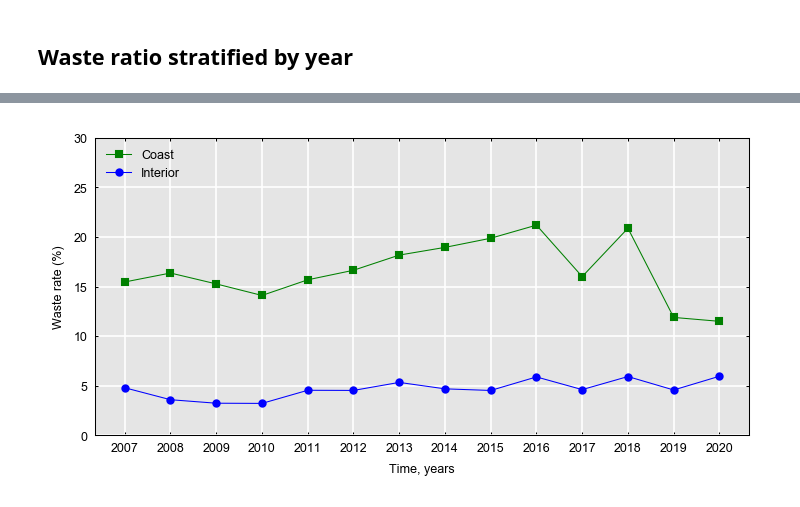
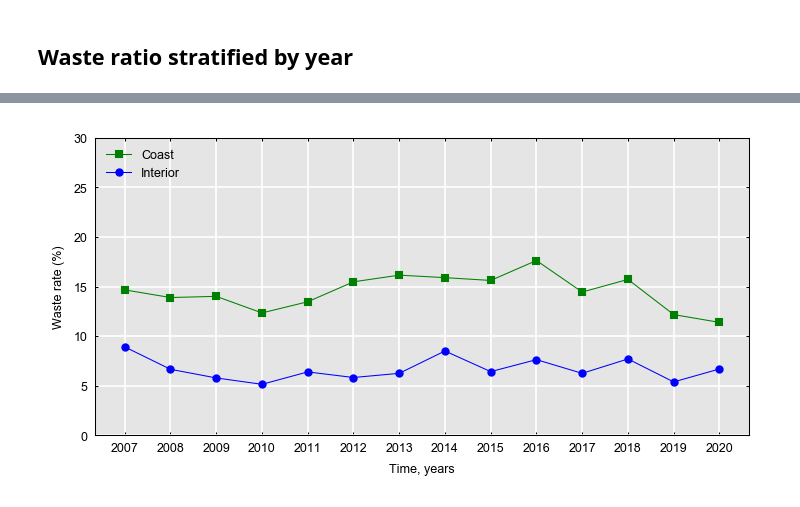
Before and after one commit to RobbieHember/fcexplore, a Jupyter notebook: waste/wastewood_bc_02_analysis.ipynb, the cells around one changed output, grey strips where cells are left out. Drawn from its saved outputs; the diff is of its cells as text; code cells hidden in the pictures.

```diff
--- a/waste/wastewood_bc_02_analysis.ipynb
+++ b/waste/wastewood_bc_02_analysis.ipynb
@@ -54,13 +54,14 @@ dTM=gu.ipickle(r'C:\Users\rhember\Documents\Data\Waste Wood\WasteSummary.pkl')
 # Derived variables
 
 # Volume felled (Volume delivered + Waste)
-dTM['V Felled m3/ha']=dTM['V Logs Delivered Abs m3/ha']+dTM['V NonLog Delivered Abs m3/ha']+dTM['Waste Total m3/ha']
+#dTM['V Felled m3/ha']=dTM['V Logs Delivered Abs m3/ha']+dTM['V NonLog Delivered Abs m3/ha']+dTM['Waste Total m3/ha']
+dTM['V Felled m3/ha']=dTM['V Logs Delivered Abs m3/ha']+dTM['Waste Total m3/ha']
 
 # Waste ratio
 dTM['WR']=dTM['Waste Total m3/ha']/dTM['V Felled m3/ha']
 
 # Sawlog recovery ratio
-dTM['Sawlog Ratio']=(dTM['V Logs Delivered Grade 1 m3/ha']+dTM['V Logs Delivered Grade 2 m3/ha'])/dTM['V Logs Delivered m3/ha']
+dTM['Sawlog Ratio']=(dTM['V Logs Delivered Grade 1 Abs m3/ha']+dTM['V Logs Delivered Grade 2 Abs m3/ha'])/dTM['V Logs Delivered m3/ha']
 
 # Region
 dTM['Reg']=np.array(['Interior' for _ in range(dTM['TM'].size)],dtype=object)
@@ -200,22 +167,22 @@ df
 regL=list(np.unique(dTM['District']))
 
 df=pd.DataFrame([],
-        index=pd.Index(['Volume felled (m3/ha)','WR (%)','Dispersed (%)','Accumulation (%)','Left standing (%)'],name='Variables'),
+        index=pd.Index(['Total (m3/ha)','Grade 4 (m3/ha)','WR (%)','Dispersed (%)','Accumulation (%)','Left standing (%)'],name='Variables'),
         columns=pd.Index(regL, name='Regions'))
 for reg in regL:
     ind=np.where( (dTM['District']==reg) & \
                  (dTM['Year First']>2006) & \
-                 (dTM['V Logs Delivered m3/ha']>0) & \
+                 (dTM['V Logs Delivered Abs m3/ha']>0) & \
                  (dTM['V Felled m3/ha']>0) & \
                  (dTM['V Felled m3/ha']<2000) & \
                  (dTM['Waste N Entries']>0) & \
-                 (np.abs(dTM['Delta A %'])<5) & \
+                 (np.abs(dTM['Delta A %'])<100) & \
                  (dTM['Waste Standing %']>=0) & \
                  (dTM['Waste Net Area Tot']>0) & \
                  (dTM['WR']>=0) & (dTM['WR']<1) )[0]
 
-    df.loc['Volume felled (m3/ha)',reg]=np.round(np.mean(dTM['V Felled m3/ha'][ind]))
-
+    df.loc['Total (m3/ha)',reg]=np.round(np.mean(dTM['V Logs Delivered Abs m3/ha'][ind]))
+    df.loc['Grade 4 (m3/ha)',reg]=np.round(np.mean(dTM['V Logs Delivered Grade 4 Abs m3/ha'][ind]))
     w=dTM['Waste Total m3/ha'][ind]*dTM['PLANNED_NET_BLOCK_AREA'][ind]
     vf=dTM['V Felled m3/ha'][ind]*dTM['PLANNED_NET_BLOCK_AREA'][ind]
     df.loc['WR (%)',reg]=np.round((np.nansum(w)/np.nansum(vf))*100)
@@ -468,2 +550,18 @@ gu.axletters(ax,plt,0.03,0.92,Labels=['Coast','Interior'],LabelSpacer=0.04)
 # %% [markdown]
 ## Waste ratio stratified by year
+# %%
+plt.close('all'); fig,ax=plt.subplots(1,figsize=gu.cm2inch(12,6)); ms=3; lw=0.5
+Vtot=np.zeros(tv.size)
+V12=np.zeros(tv.size)
+V4=np.zeros(tv.size)
+for iT in range(tv.size):
+    ind=np.where( (dTM['Year Last']==tv[iT]) )[0]
+    Vtot[iT]=np.nansum(dTM['V Logs Delivered Abs m3'][ind])/1e6
+    V12[iT]=np.nansum(dTM['V Logs Delivered Grade 1 Abs m3'][ind]+dTM['V Logs Delivered Grade 2 Abs m3'][ind])/1e6
+    V4[iT]=np.nansum(dTM['V Logs Delivered Grade 4 Abs m3'][ind])/1e6
+ax.plot(tv,Vtot,'-bo',ms=ms,lw=lw,label='Total')
+ax.plot(tv,V12,'-gs',ms=ms,lw=lw,label='Grades 1 and 2')
+ax.plot(tv,V4,'-r^',ms=ms,lw=lw,label='Grade 4')
+ax.set(ylim=[0,90],ylabel='Volume harvested (Million m3/yr)',xticks=np.arange(2007,2021,1),xlabel='Time, years')
+ax.yaxis.set_ticks_position('both'); ax.xaxis.set_ticks_position('both'); ax.tick_params(length=1.5)
+ax.legend(loc='upper left',facecolor=[1,1,1],frameon=False);
@@ -472,43 +572,45 @@ tv=np.arange(2007,2021,1)
 
 plt.close('all'); fig,ax=plt.subplots(1,figsize=gu.cm2inch(12,6)); ms=3; lw=0.5
 
+tv=np.arange(2007,2021,1)
+plt.close('all'); fig,ax=plt.subplots(1,figsize=gu.cm2inch(12,6)); ms=3; lw=0.5
 wr=np.zeros(tv.size)
 for iT in range(tv.size):
     ind=np.where( (dTM['Year Last']==tv[iT]) & \
                  (dTM['Reg']=='Coast') & \
                  (dTM['Waste N Entries']>0) & \
-                 (np.abs(dTM['Delta A %'])<5) & \
+                 (np.abs(dTM['Delta A %'])<100) & \
                  (dTM['Waste Net Area Tot']>0) & \
                  (dTM['WR']>=0) & (dTM['WR']<1) & \
                  (dTM['V Felled m3/ha']>0) & \
                  (dTM['V Felled m3/ha']<2000) )[0]
     wr[iT]=np.nanmean(dTM['WR'][ind])*100
-
     #w=dTM['Waste Total m3/ha'][ind]*dTM['DISTURBANCE_GROSS_AREA'][ind]
     #vf=dTM['V Felled m3/ha'][ind]*dTM['DISTURBANCE_GROSS_AREA'][ind]
     #wr[iT]=np.sum(w)/np.sum(vf)*100
-
 ax.plot(tv,wr,'-gs',ms=ms,lw=lw,label='Coast')
 
 wr=np.zeros(tv.size)
 for iT in range(tv.size):
     ind=np.where( (dTM['Year Last']==tv[iT]) & \
                  (dTM['Reg']=='Interior') & \
                  (dTM['Waste N Entries']>0) & \
-                 (np.abs(dTM['Delta A %'])<5) & \
+                 (np.abs(dTM['Delta A %'])<100) & \
                  (dTM['Waste Net Area Tot']>0) & \
                  (dTM['WR']>=0) & (dTM['WR']<1) & \
                  (dTM['V Felled m3/ha']>0) &
                  (dTM['V Felled m3/ha']<2000) )[0]
     wr[iT]=np.nanmean(dTM['WR'][ind])*100
-
     #w=dTM['Waste Total m3/ha'][ind]*dTM['DISTURBANCE_GROSS_AREA'][ind]
     #vf=dTM['V Felled m3/ha'][ind]*dTM['DISTURBANCE_GROSS_AREA'][ind]
     #wr[iT]=np.sum(w)/np.sum(vf)*100
-
 ax.plot(tv,wr,'-bo',ms=ms,lw=lw,label='Interior')
 ax.set(ylim=[0,30],ylabel='Waste rate (%)',xticks=np.arange(2007,2021,1),xlabel='Time, years')
 ax.yaxis.set_ticks_position('both'); ax.xaxis.set_ticks_position('both'); ax.tick_params(length=1.5)
 ax.legend(loc='upper left',facecolor=[1,1,1],frameon=False);
+
+ax.set(ylim=[0,30],ylabel='Waste rate (%)',xticks=np.arange(2007,2021,1),xlabel='Time, years')
+ax.yaxis.set_ticks_position('both'); ax.xaxis.set_ticks_position('both'); ax.tick_params(length=1.5)
+ax.legend(loc='upper left',facecolor=[1,1,1],frameon=False);
 # %% [output]
-[figure, old version]
+[figure, new version]
```
Also changed, not shown: parts of 16 cells of this notebook, 14 other files.
